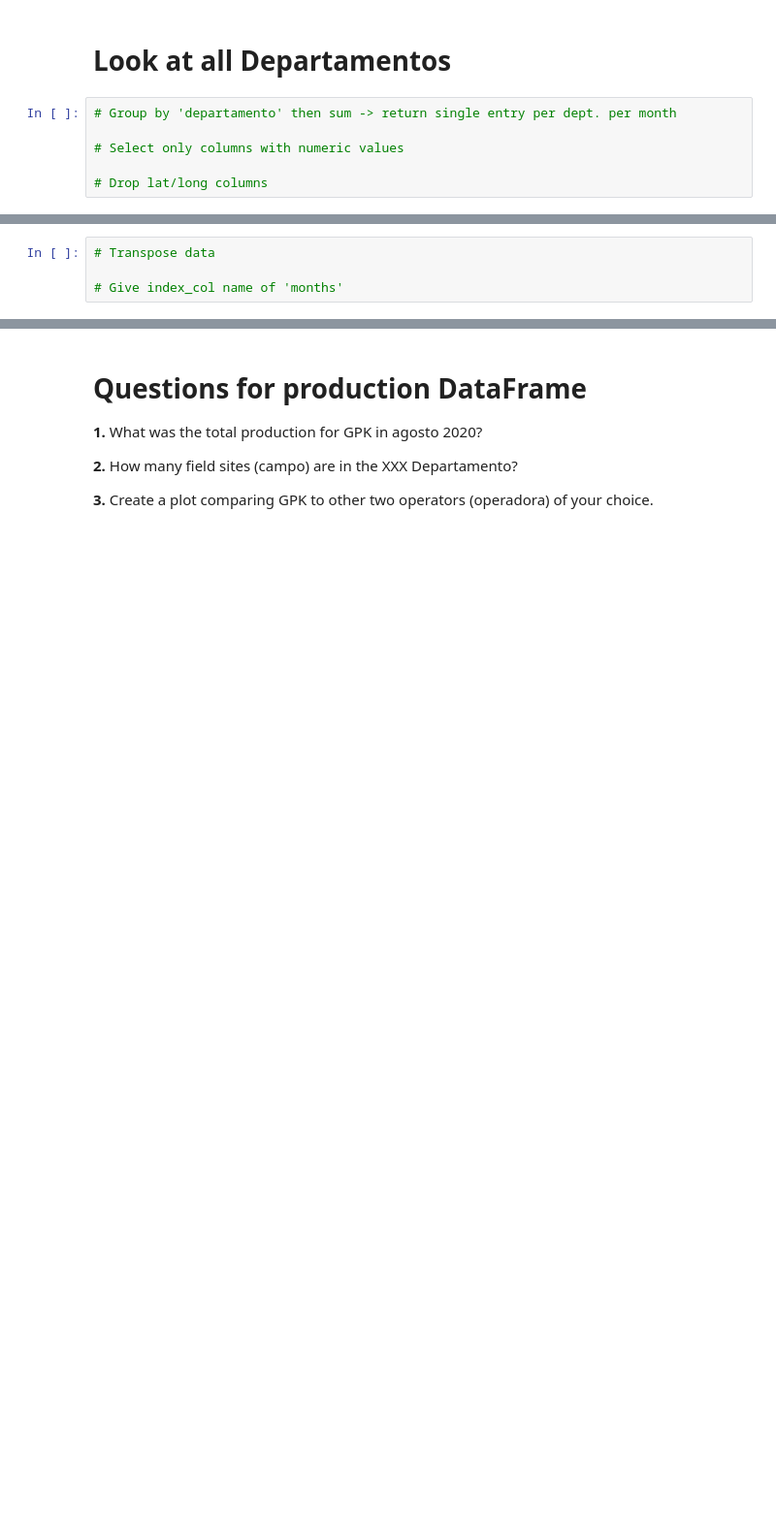
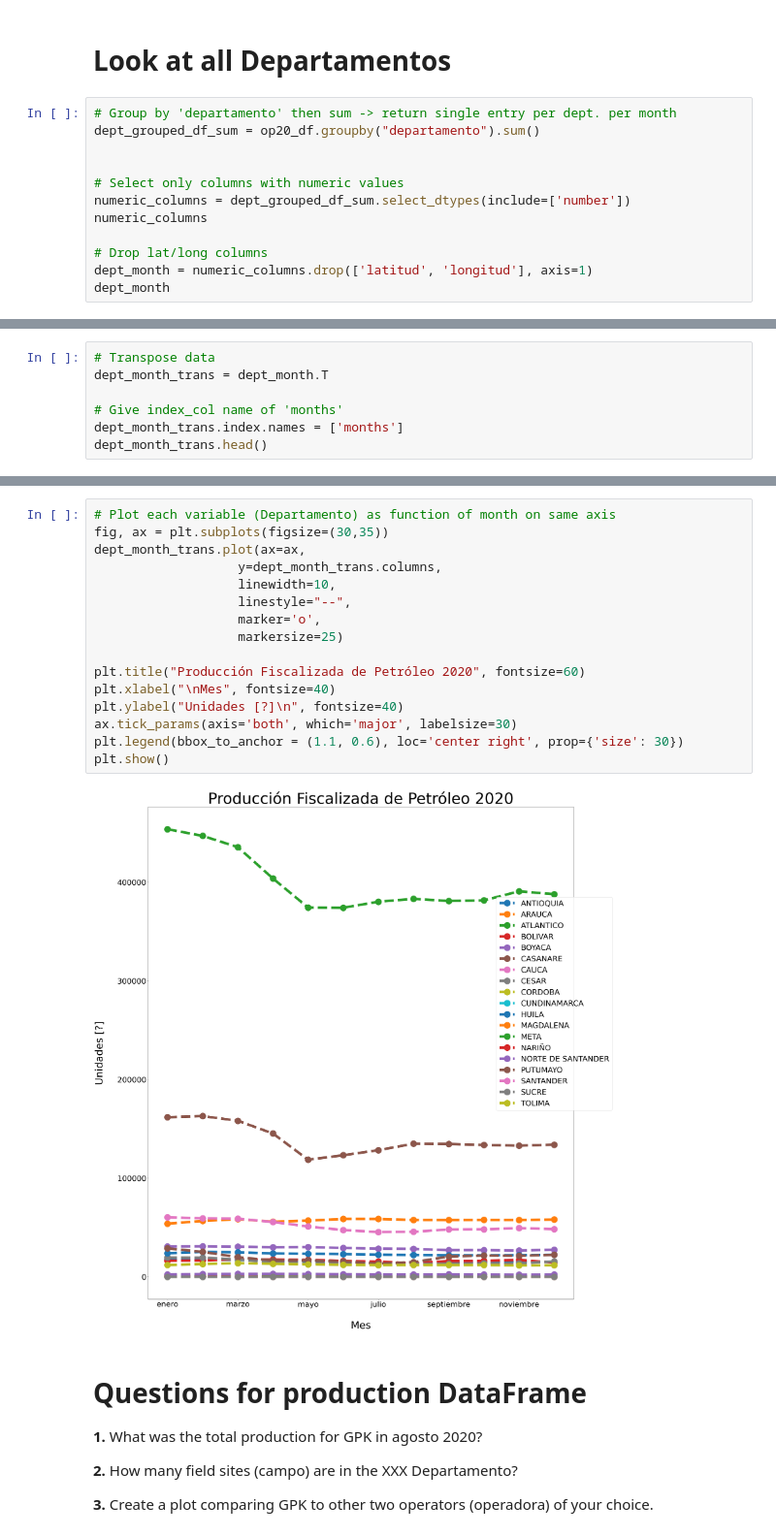
Before and after one commit to earthlab-education/02-geopark-pandas-dataframes-macacosta, a Jupyter notebook: notebooks/02-geopark-pandas-empty.ipynb, the cells around one changed output, grey strips where cells are left out. Shown at 97% size. Drawn from its saved outputs; the diff is of its cells as text; blank space fills up the shorter version.

```diff
--- a/notebooks/02-geopark-pandas-empty.ipynb
+++ b/notebooks/02-geopark-pandas-empty.ipynb
@@ -489,7 +631,13 @@ plt.show()
 # Look at all Departamentos
 # %%
 # Group by 'departamento' then sum -> return single entry per dept. per month
+dept_grouped_df_sum = op20_df.groupby("departamento").sum()
+
 
 # Select only columns with numeric values
+numeric_columns = dept_grouped_df_sum.select_dtypes(include=['number'])
+numeric_columns
 
 # Drop lat/long columns
+dept_month = numeric_columns.drop(['latitud', 'longitud'], axis=1)
+dept_month
@@ -496,4 +663,7 @@ plt.show()
 # %%
 # Transpose data
+dept_month_trans = dept_month.T
 
 # Give index_col name of 'months'
+dept_month_trans.index.names = ['months']
+dept_month_trans.head()
@@ -502,3 +678,21 @@ plt.show()
+# %%
+# Plot each variable (Departamento) as function of month on same axis
+fig, ax = plt.subplots(figsize=(30,35))
+dept_month_trans.plot(ax=ax,
+                   y=dept_month_trans.columns,
+                   linewidth=10,
+                   linestyle="--",
+                   marker='o',
+                   markersize=25)
+
+plt.title("Producción Fiscalizada de Petróleo 2020", fontsize=60)
+plt.xlabel("\nMes", fontsize=40)
+plt.ylabel("Unidades [?]\n", fontsize=40)
+ax.tick_params(axis='both', which='major', labelsize=30)
+plt.legend(bbox_to_anchor = (1.1, 0.6), loc='center right', prop={'size': 30})
+plt.show()
+# %% [output]
+[figure, added]
 # %% [markdown]
 # **Questions for production DataFrame**
 **1.** What was the total production for GPK in agosto 2020?
```
Also changed, not shown: parts of 16 cells of this notebook.
